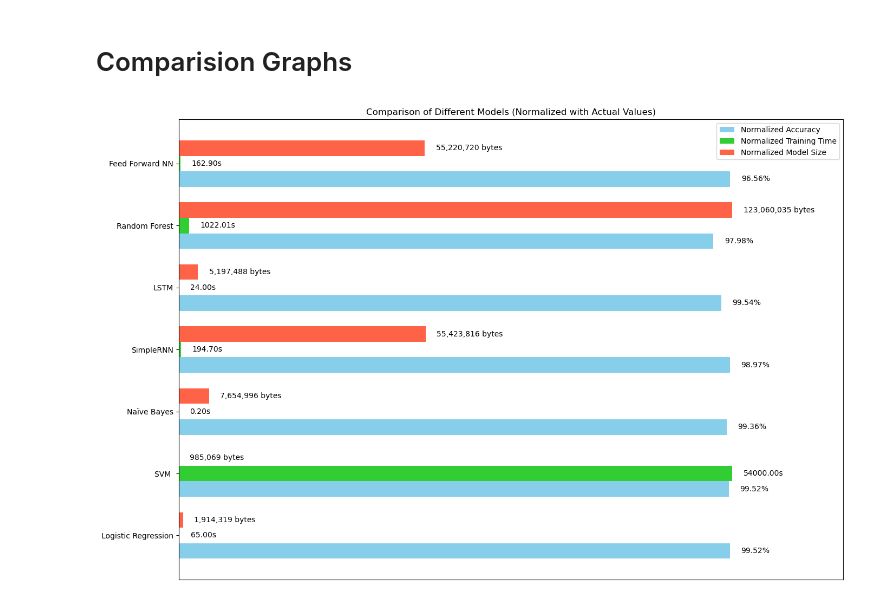
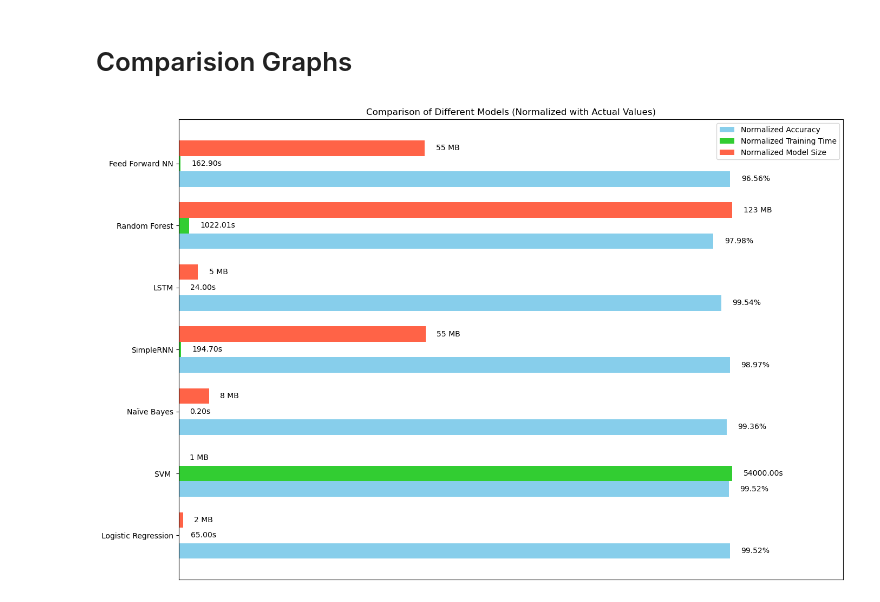
Before and after one commit to HarshithDR/doctor-patient-speech-classification, a Jupyter notebook: comparision_viz.ipynb, the cells around one changed output. Cells and saved outputs as stored; diff of their text form; code cells hidden in the pictures.

```diff
--- a/comparision_viz.ipynb
+++ b/comparision_viz.ipynb
@@ -56,7 +56,7 @@ df = pd.read_excel('Metrics.xlsx')
 # %%
 df['Normalized Accuracy'] = df['Accuracy'] / 100  # Normalize accuracy to 0-1 by assuming it's percentage
 df['Normalized Training Time'] = (df['Training Time in sec'] - df['Training Time in sec'].min()) / (df['Training Time in sec'].max() - df['Training Time in sec'].min())
-df['Normalized Model Size'] = (df['Model size in bytes'] - df['Model size in bytes'].min()) / (df['Model size in bytes'].max() - df['Model size in bytes'].min())
+df['Normalized Model Size'] = (df['Model size in Mega Bytes'] - df['Model size in Mega Bytes'].min()) / (df['Model size in Mega Bytes'].max() - df['Model size in Mega Bytes'].min())
 # %%
 
 fig, ax = plt.subplots(figsize=(14, 9))
@@ -70,34 +70,34 @@ colors = ['skyblue', 'limegreen', 'tomato']
 for idx, (metric, actual_value) in enumerate([
     ('Normalized Accuracy', 'Accuracy'),
     ('Normalized Training Time', 'Training Time in sec'),
-    ('Normalized Model Size', 'Model size in bytes')
+    ('Normalized Model Size', 'Model size in Mega Bytes')
 ]):
     bars = ax.barh(bar_positions + (idx - 1) * bar_width, df[metric], bar_width, color=colors[idx], label=f'{metric}')
     for bar in bars:
         if actual_value == 'Accuracy':
             value = f"{df[actual_value][int(bar.get_y() + bar.get_height() / 2)]:.2f}%"
         elif actual_value == 'Training Time in sec':
             value = f"{df[actual_value][int(bar.get_y() + bar.get_height() / 2)]:.2f}s"
         else:
-            value = f"{df[actual_value][int(bar.get_y() + bar.get_height() / 2)]:,.0f} bytes"
+            value = f"{df[actual_value][int(bar.get_y() + bar.get_height() / 2)]:,.0f} MB"
 
         text_x_position = bar.get_width() + 0.02
         ax.text(text_x_position, bar.get_y() + bar.get_height() / 2, value, va='center', ha='left', color='black', fontsize=10)
 
 ax.set_yticks(bar_positions)
 ax.set_yticklabels(df['Model name'])
 
 ax.set_xlabel('Metrics (Normalized)')
 ax.set_title('Comparison of Different Models (Normalized with Actual Values)')
 
 ax.legend(loc='best')
 
 ax.xaxis.set_visible(False)
 ax.grid(False)
 
 ax.set_xlim(0, 1.2)
 
 plt.tight_layout()
 plt.show()
 # %% [output]
-[figure, old version]
+[figure, new version]
```
Also changed, not shown: parts of 1 cell of this notebook, 4 other files.
